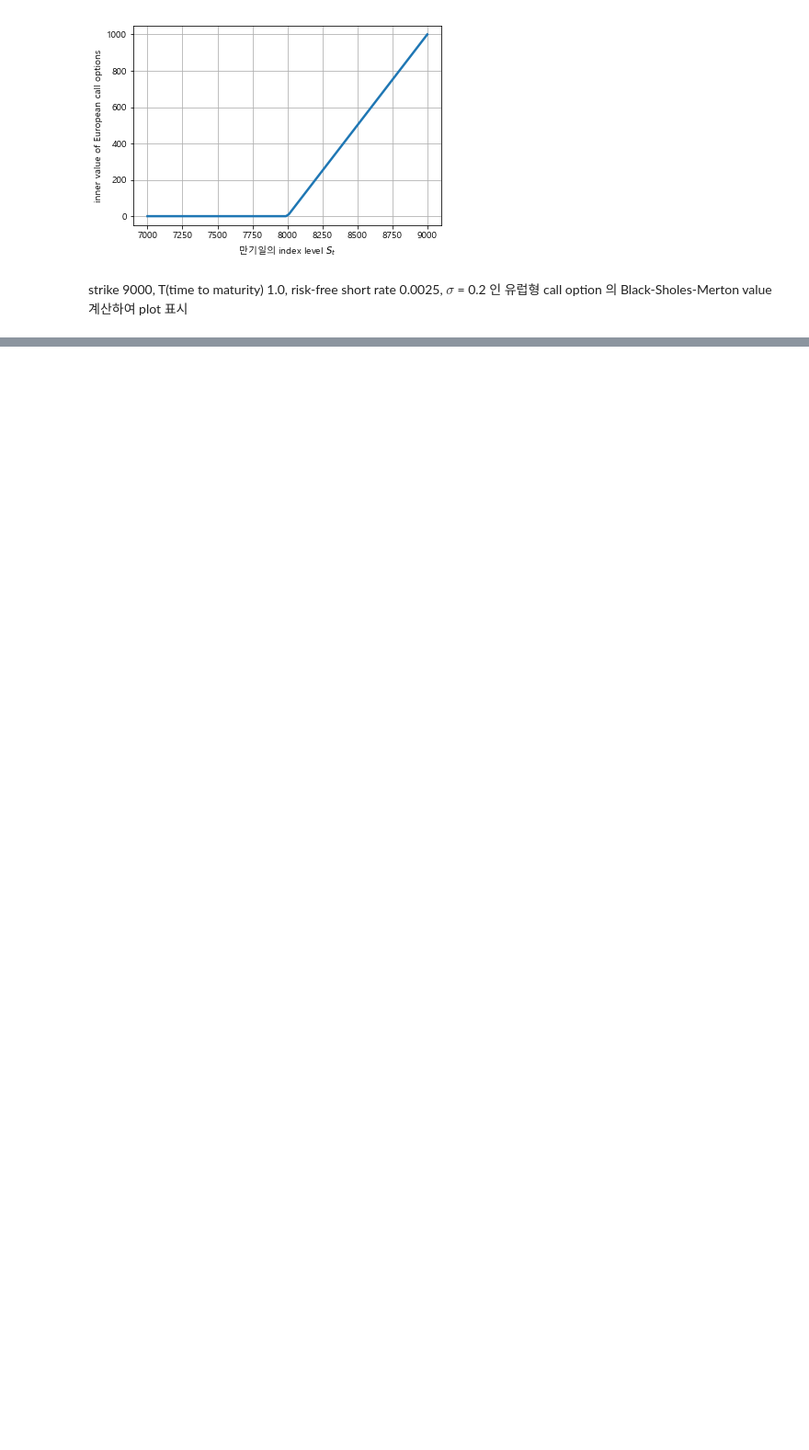
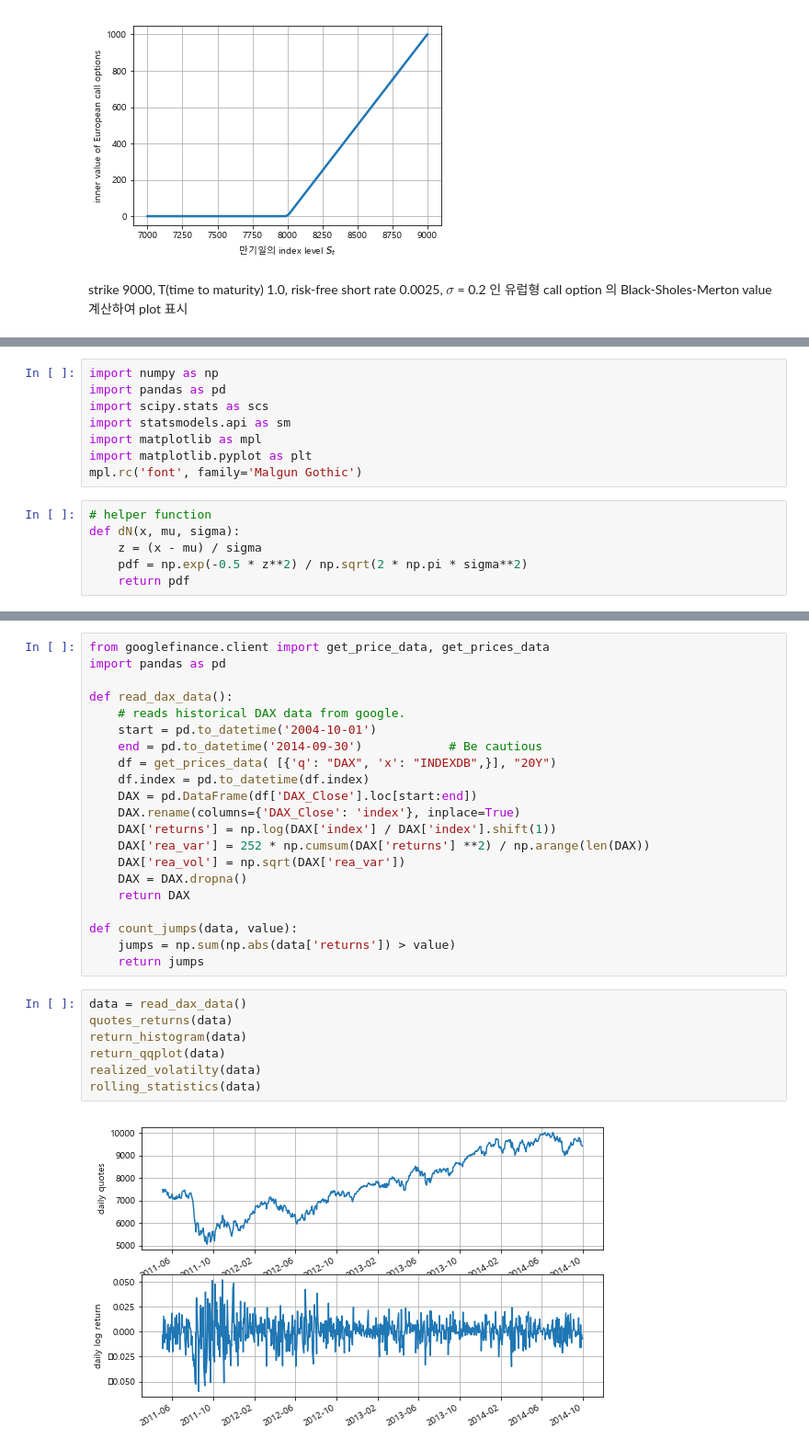
Before and after one commit to ironmanciti/derivatives, a Jupyter notebook: Chapter 2. What is Market-Based Valuation.ipynb, the cells around one changed output, grey strips where cells are left out. Shown: that part at 92% size. Drawn from its saved outputs; the diff is of its cells as text; blank space fills up the shorter version.

```diff
--- a/Chapter 2. What is Market-Based Valuation.ipynb
+++ b/Chapter 2. What is Market-Based Valuation.ipynb
@@ -54,0 +57,14 @@ Text(0,0.5,'present value $C(t=0)$')
+# %%
+import numpy as np
+import pandas as pd
+import scipy.stats as scs
+import statsmodels.api as sm
+import matplotlib as mpl
+import matplotlib.pyplot as plt
+mpl.rc('font', family='Malgun Gothic')
+# %%
+# helper function
+def dN(x, mu, sigma):
+    z = (x - mu) / sigma
+    pdf = np.exp(-0.5 * z**2) / np.sqrt(2 * np.pi * sigma**2)
+    return pdf
@@ -54,0 +235,30 @@ Text(0,0.5,'present value $C(t=0)$')
+# %%
+from googlefinance.client import get_price_data, get_prices_data
+import pandas as pd
+
+def read_dax_data():
+    # reads historical DAX data from google.
+    start = pd.to_datetime('2004-10-01')
+    end = pd.to_datetime('2014-09-30')            # Be cautious
+    df = get_prices_data( [{'q': "DAX", 'x': "INDEXDB",}], "20Y")
+    df.index = pd.to_datetime(df.index)
+    DAX = pd.DataFrame(df['DAX_Close'].loc[start:end])
+    DAX.rename(columns={'DAX_Close': 'index'}, inplace=True)
+    DAX['returns'] = np.log(DAX['index'] / DAX['index'].shift(1))
+    DAX['rea_var'] = 252 * np.cumsum(DAX['returns'] **2) / np.arange(len(DAX))
+    DAX['rea_vol'] = np.sqrt(DAX['rea_var'])
+    DAX = DAX.dropna()
+    return DAX
+
+def count_jumps(data, value):
+    jumps = np.sum(np.abs(data['returns']) > value)
+    return jumps
+# %%
+data = read_dax_data()
+quotes_returns(data)
+return_histogram(data)
+return_qqplot(data)
+realized_volatilty(data)
+rolling_statistics(data)
+# %% [output]
+[figure, added]
```
Also changed, not shown: parts of 15 cells of this notebook.
